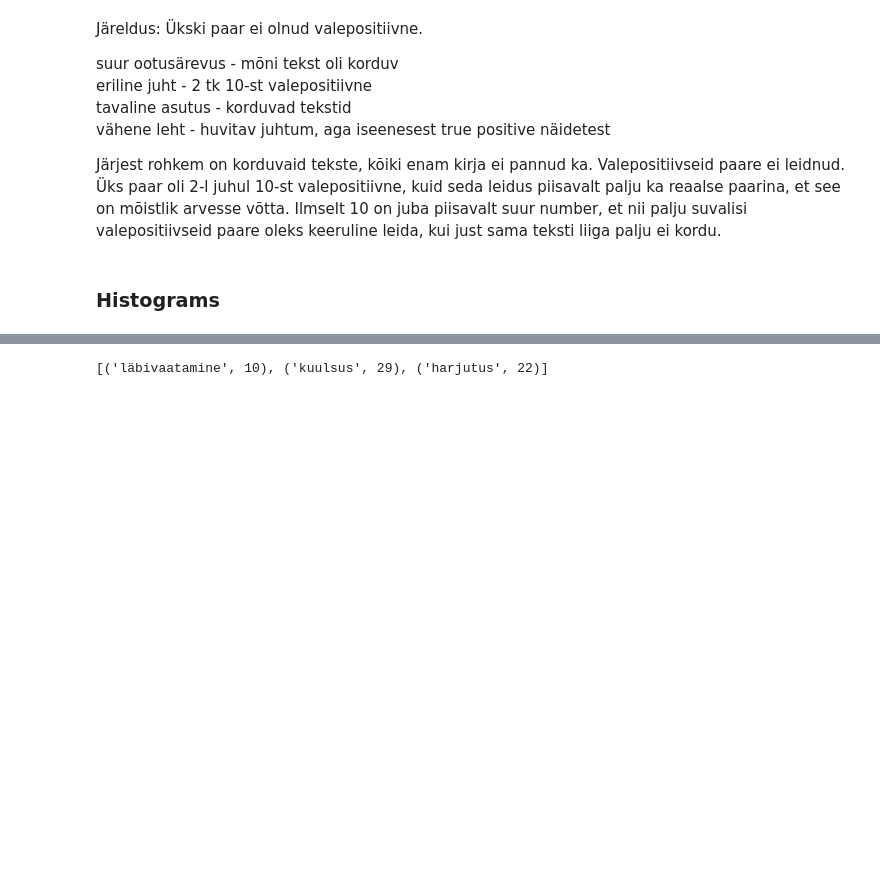
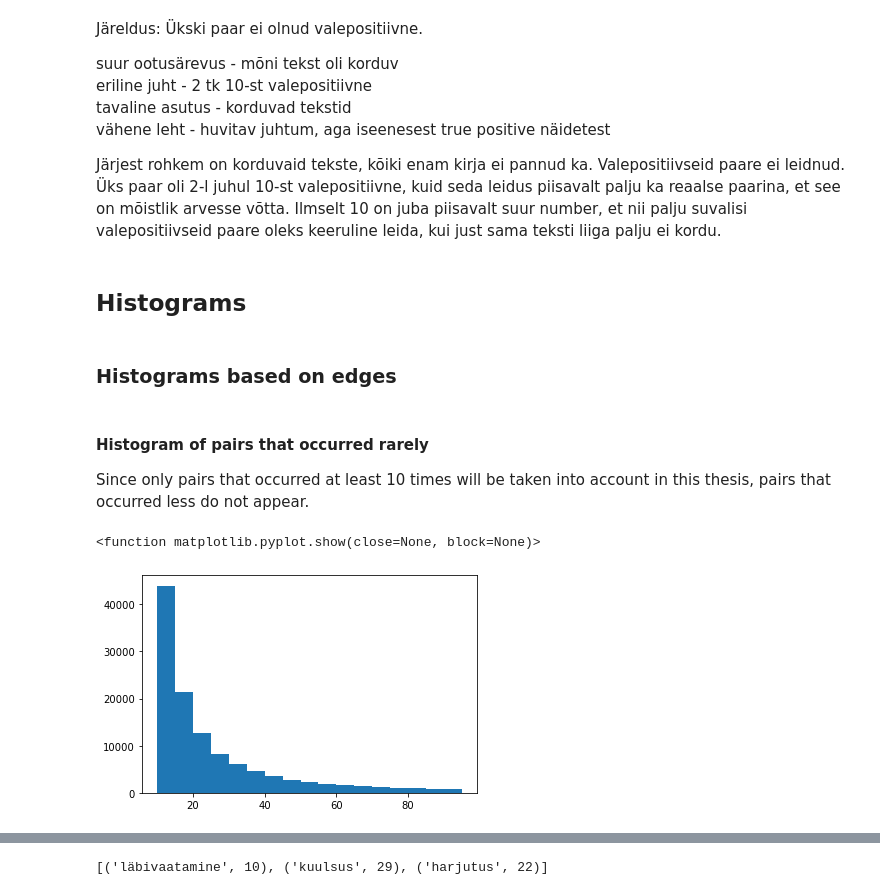
Before and after one commit to birgitsormus/noun-adj-classification, a Jupyter notebook: data exploration.ipynb, the cells around one changed output, grey strips where cells are left out. Saved outputs shown, nothing was run; the diff lists cells and outputs as text; code cells hidden in the pictures; blank space fills up the shorter version.

```diff
--- a/data exploration.ipynb
+++ b/data exploration.ipynb
@@ -920,4 +1321,22 @@ vähene leht - huvitav juhtum, aga iseenesest true positive näidetest
 
 Järjest rohkem on korduvaid tekste, kõiki enam kirja ei pannud ka. Valepositiivseid paare ei leidnud. Üks paar oli 2-l juhul 10-st valepositiivne, kuid seda leidus piisavalt palju ka reaalse paarina, et see on mõistlik arvesse võtta. Ilmselt 10 on juba piisavalt suur number, et nii palju suvalisi valepositiivseid paare oleks keeruline leida, kui just sama teksti liiga palju ei kordu.
 # %% [markdown]
-### Histograms
+## Histograms
+# %% [markdown]
+### Histograms based on edges
+# %%
+try:
+    cursor.execute("SELECT * FROM all_pairs_counts WHERE count >= 10 GROUP BY noun, adjective, count")
+    all_data = cursor.fetchall()
+except (Exception, psycopg2.Error) as error:
+    con.rollback()
+    print("Error while inserting data into the table:", error)
+# %% [markdown]
+#### Histogram of pairs that occurred rarely
+Since only pairs that occurred at least 10 times will be taken into account in this thesis, pairs that occurred less do not appear.
+# %%
+plt.hist([p[2] for p in all_data if p[2] < 100], range(10, 100, 5))
+plt.show
+# %% [output]
+<function matplotlib.pyplot.show(close=None, block=None)>
+[figure, added]
```
Also changed, not shown: parts of 113 cells of this notebook.
